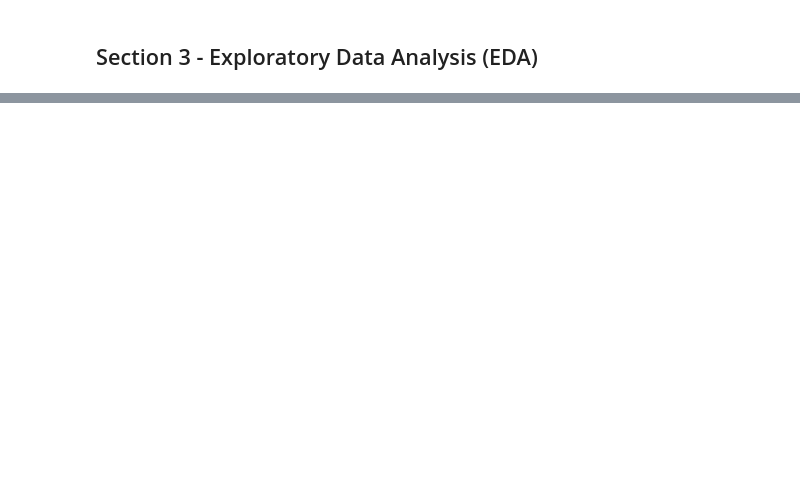
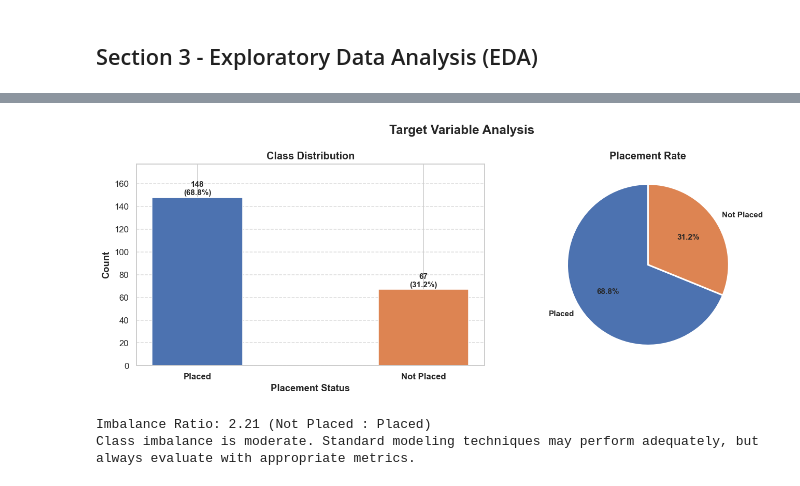
Before and after one commit to himanshu-jadhav108/Student-Placement-Predictor, a Jupyter notebook: Notebook/notebook.ipynb, the cells around one changed output, grey strips where cells are left out. Drawn from its saved outputs; the diff is of its cells as text; code cells hidden in the pictures; blank space fills up the shorter version.

```diff
--- a/Notebook/notebook.ipynb
+++ b/Notebook/notebook.ipynb
@@ -132,0 +157,37 @@ Placement Rate: 68.8%
+# %%
+# 3.2 Class Distribution
+
+fig, axes = plt.subplots(1, 2, figsize=(13, 5))
+
+counts = df['status'].value_counts()
+colors = ['#4c72b0', '#dd8452']
+axes[0].bar(counts.index, counts.values, color=colors, edgecolor='white', width=0.4)
+
+for i, (label, v) in enumerate(counts.items()):
+    axes[0].text(i, v+2, f"{v}\n({v/len(df)*100:.1f}%)", ha='center', fontsize=10, fontweight='bold')
+
+axes[0].set_title("Class Distribution", fontweight='bold', fontsize=13)
+axes[0].set_ylabel("Count", fontweight='bold')
+axes[0].set_xlabel("Placement Status", fontweight='bold')
+axes[0].set_ylim(0, counts.max()*1.2)
+axes[0].set_xticks(range(len(counts)))
+axes[0].set_xticklabels(counts.index, fontweight='bold')
+axes[0].grid(axis='y', linestyle='--', alpha=0.7)
+
+# Pie Chart
+axes[1].pie(counts.values, labels=counts.index, autopct='%1.1f%%', colors=colors, startangle=90, textprops={'fontsize': 10, 'fontweight': 'bold'}, wedgeprops={'edgecolor': 'white', 'linewidth': 2})
+axes[1].set_title("Placement Rate", fontweight='bold', fontsize=13)
+
+plt.suptitle("Target Variable Analysis", fontsize=16, fontweight='bold')
+plt.tight_layout(); plt.show()
+
+imbalance_ratio = counts.max() / counts.min()
+print(f"Imbalance Ratio: {imbalance_ratio:.2f} (Not Placed : Placed)")
+if imbalance_ratio > 3:
+    print("Warning: Significant class imbalance detected. Consider using techniques like SMOTE or class weighting during model training.")
+else:
+    print("Class imbalance is moderate. Standard modeling techniques may perform adequately, but always evaluate with appropriate metrics.")
+# %% [output]
+[figure, added]
+Imbalance Ratio: 2.21 (Not Placed : Placed)
+Class imbalance is moderate. Standard modeling techniques may perform adequately, but always evaluate with appropriate metrics.
```
Also changed, not shown: parts of 4 cells of this notebook.
